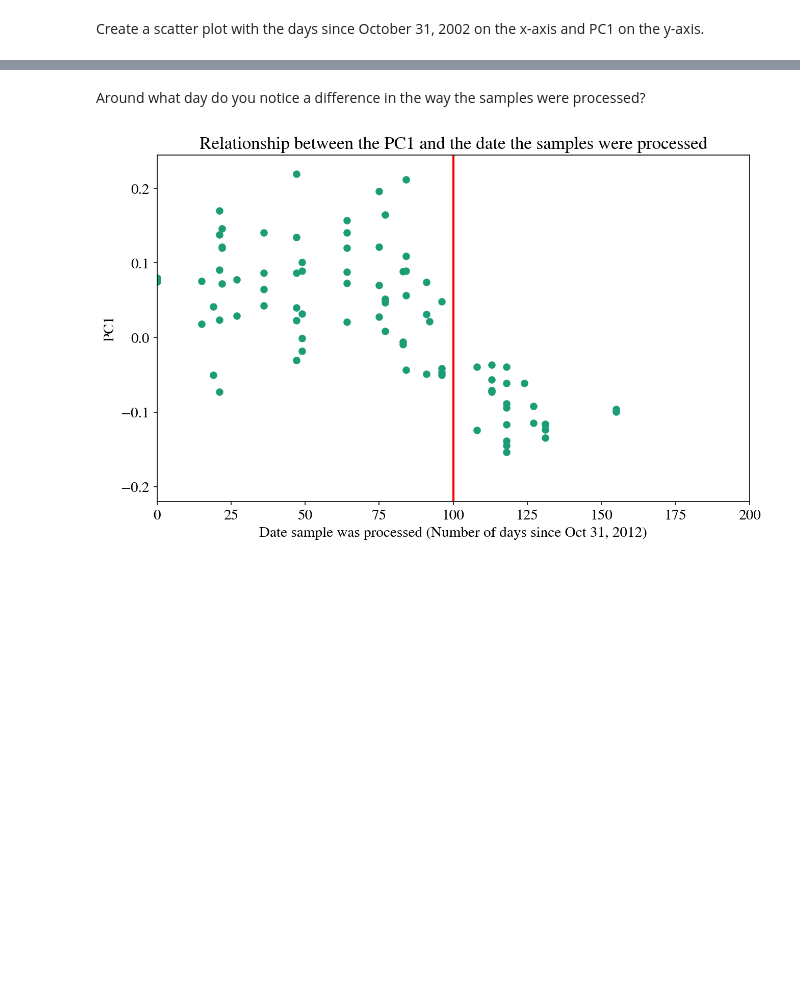
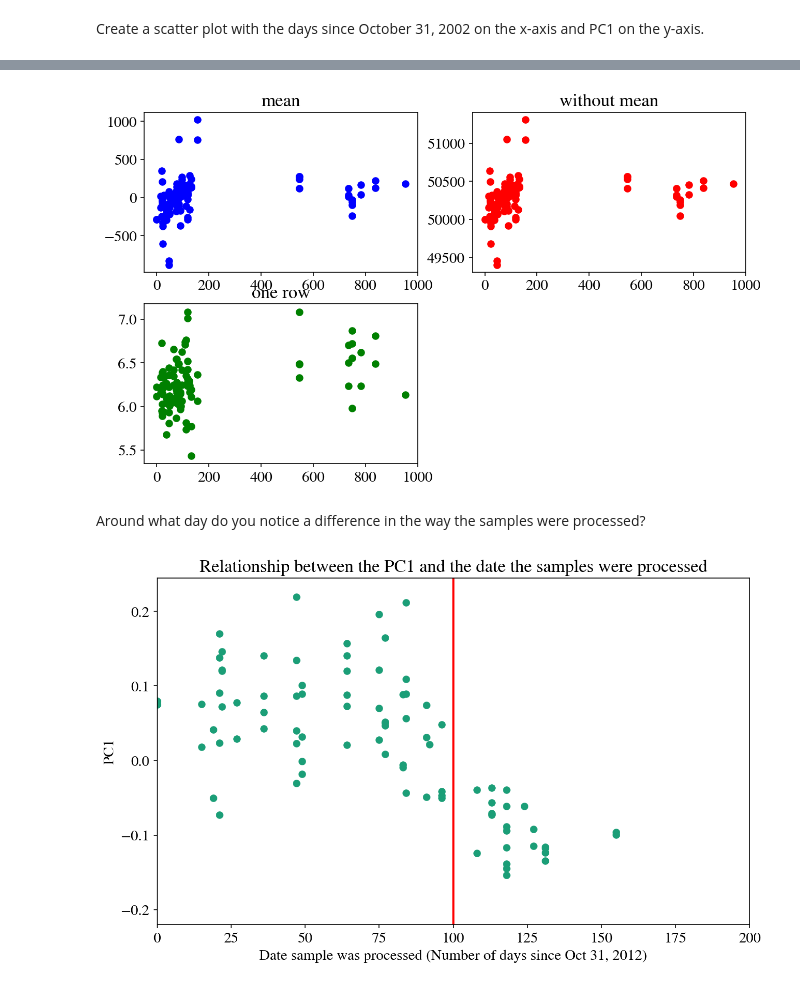
Before and after one commit to ShichengChen/cs109, a Jupyter notebook: 2014-master/homework/HW2.ipynb, the cells around one changed output, grey strips where cells are left out. Drawn from its saved outputs; the diff is of its cells as text; code cells hidden in the pictures; blank space fills up the shorter version.

```diff
--- a/2014-master/homework/HW2.ipynb
+++ b/2014-master/homework/HW2.ipynb
@@ -284,3 +312,18 @@ plt.scatter(sampleinfoCEU.elapsedInDays.values,data.iloc[0].values)
+# %%
+meanrow = data.sum(axis=0).values
+allrow = exprsCEU.sum(axis=0).values
+ax1 = plt.subplot(221)
+plt.title('mean')
+plt.scatter(sampleinfoCEU.elapsedInDays.values,meanrow,c='b')
+ax2 = plt.subplot(222)
+plt.title('without mean')
+plt.scatter(sampleinfoCEU.elapsedInDays.values,allrow,c='r')
+ax2 = plt.subplot(223)
+plt.title('one row')
+plt.scatter(sampleinfoCEU.elapsedInDays.values,exprsCEU.iloc[0].values,c='g')
+plt.show()
+# %% [output]
+[figure, added]
 # %% [markdown]
 Around what day do you notice a difference in the way the samples were processed?
 # %%
```
Also changed, not shown: parts of 8 cells of this notebook.
